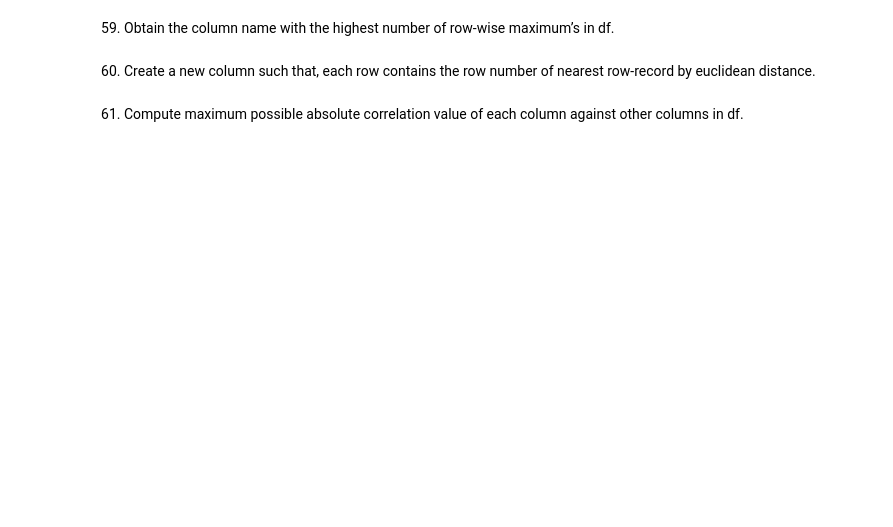
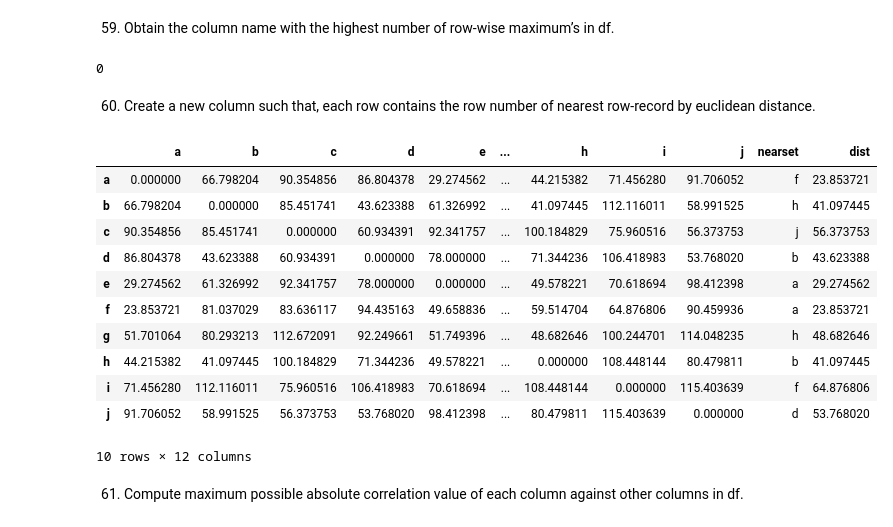
Before and after one commit to sammizewskiperscholas/pandas_demos, a Jupyter notebook: 74 or so Exercises-checkpoint.ipynb, the cells around one changed output. Saved outputs shown, nothing was run; the diff lists cells and outputs as text; code cells hidden in the pictures; blank space fills up the shorter version.

```diff
--- a/74 or so Exercises-checkpoint.ipynb
+++ b/74 or so Exercises-checkpoint.ipynb
@@ -186,2 +758,7 @@ Sort the columns in reverse alphabetical order, that is colume 'e' first through
 # %% [markdown]
 46) Change the pandas display settings on printing the dataframe so it shows a maximum of 10 rows and 10 columns.
+# %%
+df = pd.read_csv('https://raw.githubusercontent.com/selva86/datasets/master/Cars93_miss.csv')
+pd.set_option('display.max_columns', 10)
+pd.set_option('display.max_rows', 10)
+pd.describe_option()
@@ -243,22 +952,62 @@ df = pd.DataFrame(np.arange(25).reshape(5,-1), columns=list('abcde'))
 59) Obtain the column name with the highest number of row-wise maximum’s in df.
 # %%
 df = pd.DataFrame(np.random.randint(1,100, 40).reshape(10, -1))
+
+
+
+df.apply(np.argmax, axis=1).value_counts().index[0]
+# %% [output]
+0
 # %% [markdown]
 60) Create a new column such that, each row contains the row number of nearest row-record by euclidean distance.
 # %%
 df = pd.DataFrame(np.random.randint(1,100, 40).reshape(10, -1), columns=list('pqrs'), index=list('abcdefghij'))
 df
 #     p   q   r   s
 # a  57  77  13  62
 # b  68   5  92  24
 # c  74  40  18  37
 # d  80  17  39  60
 # e  93  48  85  33
 # f  69  55   8  11
 # g  39  23  88  53
 # h  63  28  25  61
 # i  18   4  73   7
 # j  79  12  45  34
+
+def get_neast_and_euclidean_dist(df):
+    from scipy.spatial.distance import pdist, squareform
+    row_name = df.index.tolist()
+    dist = pdist(df, 'euclidean')
+    df_dist = pd.DataFrame(squareform(dist), columns=row_name, index=row_name)
+
+    nearest_list = []
+    nearest_dist_list = []
+    # instead of list comprehension
+    # for loop is more readable for complex operation
+    for row in df_dist.index:
+        nearest_info = df_dist.loc[row, :].sort_values()
+        nearest_idx, nearest_dist = nearest_info.index[1], nearest_info.values[1]
+        nearest_list.append(nearest_idx)
+        nearest_dist_list.append(nearest_dist)
+    df_dist['nearset'] = nearest_list
+    df_dist['dist'] = nearest_dist_list
+
+    return df_dist
+get_neast_and_euclidean_dist(df)
+# %% [output]
+|  | a | b | c | d | e | ... | h | i | j | nearset | dist |
+| a | 0.000000 | 66.798204 | 90.354856 | 86.804378 | 29.274562 | ... | 44.215382 | 71.456280 | 91.706052 | f | 23.853721 |
+| b | 66.798204 | 0.000000 | 85.451741 | 43.623388 | 61.326992 | ... | 41.097445 | 112.116011 | 58.991525 | h | 41.097445 |
+| c | 90.354856 | 85.451741 | 0.000000 | 60.934391 | 92.341757 | ... | 100.184829 | 75.960516 | 56.373753 | j | 56.373753 |
+| d | 86.804378 | 43.623388 | 60.934391 | 0.000000 | 78.000000 | ... | 71.344236 | 106.418983 | 53.768020 | b | 43.623388 |
+| e | 29.274562 | 61.326992 | 92.341757 | 78.000000 | 0.000000 | ... | 49.578221 | 70.618694 | 98.412398 | a | 29.274562 |
+| f | 23.853721 | 81.037029 | 83.636117 | 94.435163 | 49.658836 | ... | 59.514704 | 64.876806 | 90.459936 | a | 23.853721 |
+| g | 51.701064 | 80.293213 | 112.672091 | 92.249661 | 51.749396 | ... | 48.682646 | 100.244701 | 114.048235 | h | 48.682646 |
+| h | 44.215382 | 41.097445 | 100.184829 | 71.344236 | 49.578221 | ... | 0.000000 | 108.448144 | 80.479811 | b | 41.097445 |
+| i | 71.456280 | 112.116011 | 75.960516 | 106.418983 | 70.618694 | ... | 108.448144 | 0.000000 | 115.403639 | f | 64.876806 |
+| j | 91.706052 | 58.991525 | 56.373753 | 53.768020 | 98.412398 | ... | 80.479811 | 115.403639 | 0.000000 | d | 53.768020 |
+10 rows × 12 columns
 # %% [markdown]
 61) Compute maximum possible absolute correlation value of each column against other columns in df.
 # %%
```
Also changed, not shown: parts of 72 cells of this notebook.
